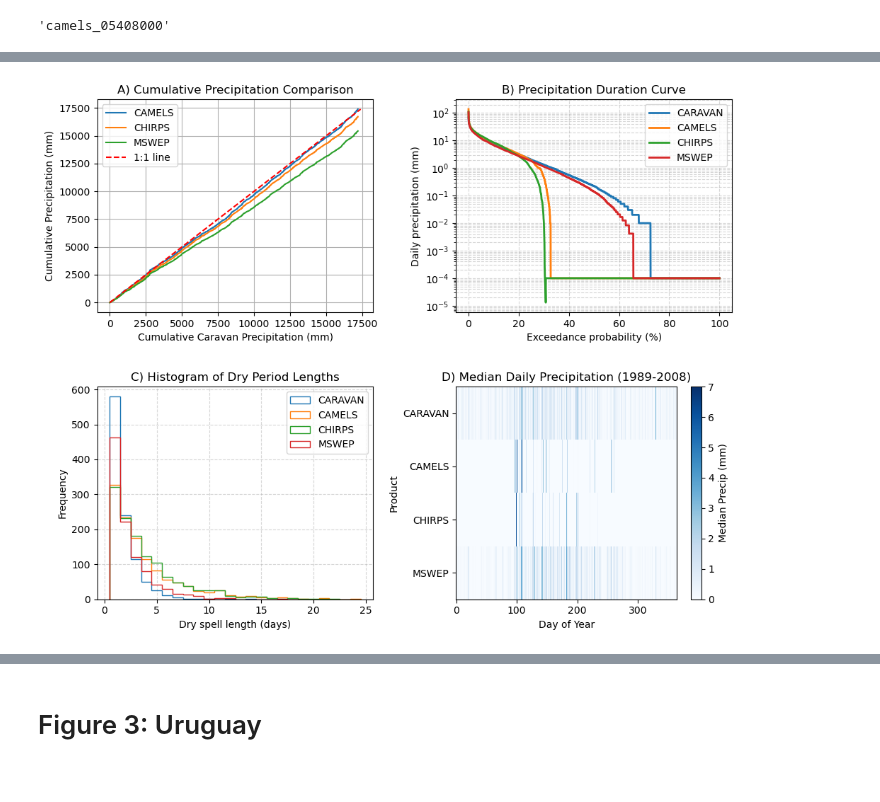
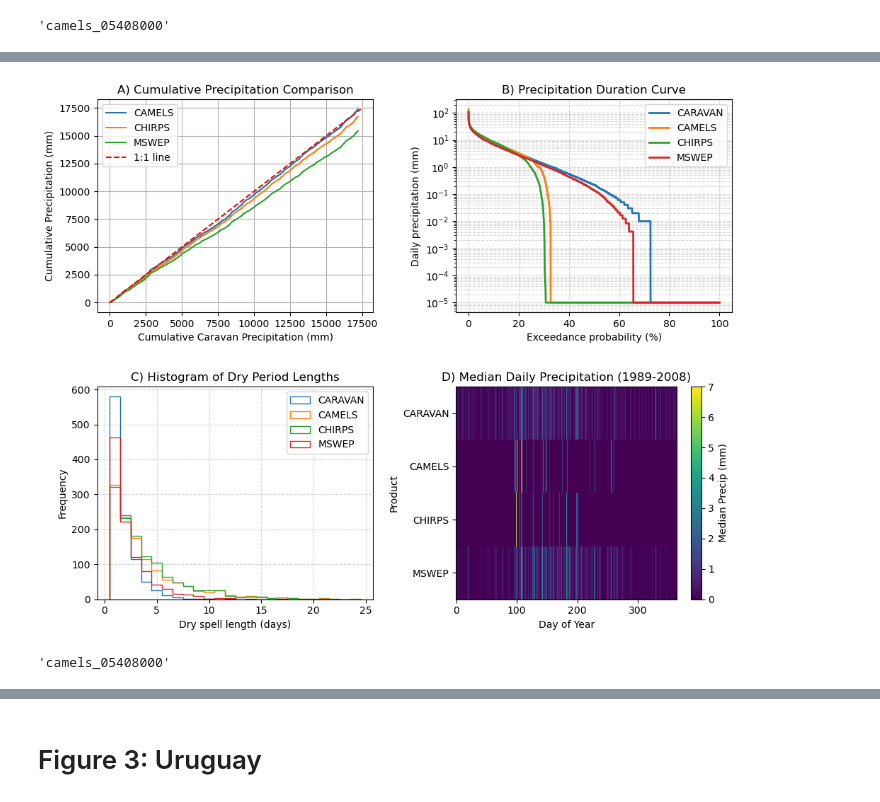
Before and after one commit to DSHydro/NeuralHydrologyAzure, a Jupyter notebook: final_runs/figures.ipynb, the cells around one changed output, grey strips where cells are left out. Cells and saved outputs as stored; diff of their text form; code cells hidden in the pictures.

```diff
--- a/final_runs/figures.ipynb
+++ b/final_runs/figures.ipynb
@@ -727,25 +728,10 @@ ep_chirps = np.arange(1, n_chirps + 1) / (n_chirps + 1) * 100
 ep_mswep = np.arange(1, n_mswep + 1) / (n_mswep + 1) * 100
 
 # --- Plot ---
-pr_caravan_plot = np.where(pr_caravan_sorted==0, 1e-4, pr_caravan_sorted)
-pr_camels_plot   = np.where(pr_camels_sorted==0, 1e-4, pr_camels_sorted)
-pr_chirps_plot   = np.where(pr_chirps_sorted==0, 1e-4, pr_chirps_sorted)
-pr_mswep_plot    = np.where(pr_mswep_sorted==0, 1e-4, pr_mswep_sorted)
-
-# plt.figure(figsize=(7, 5))
-
-# plt.plot(ep_caravan, pr_caravan_plot, label="CARAVAN", lw=2)
-# plt.plot(ep_camels, pr_camels_plot, label="Gauge", lw=2)
-
-# plt.xlabel("Exceedance probability (%)")
-# plt.ylabel("Daily precipitation (mm)")
-# plt.yscale("log")
-# plt.grid(True, which="both", ls="--", alpha=0.5)
-# plt.legend()
-# plt.title("Precipitation Duration Curve")
-
-# plt.tight_layout()
-# plt.show()
+pr_caravan_plot = np.where(pr_caravan_sorted==0, 1e-5, pr_caravan_sorted)
+pr_camels_plot   = np.where(pr_camels_sorted==0, 1e-5, pr_camels_sorted)
+pr_chirps_plot   = np.where(pr_chirps_sorted==0, 1e-5, pr_chirps_sorted)
+pr_mswep_plot    = np.where(pr_mswep_sorted==0, 1e-5, pr_mswep_sorted)
 # %%
 caravan_zero_count = np.sum(pr_caravan == 0.0).values
 camels_zero_count = np.sum(pr_camels == 0.0).values
@@ -874,32 +850,32 @@ ax[0,1].set_title("B) Precipitation Duration Curve")
 
 ax[1,0].hist(dry_lengths_caravan, bins=bins, histtype="step", lw=2, label="CARAVAN")
 ax[1,0].hist(dry_lengths_camels,   bins=bins, histtype="step", lw=2, label="CAMELS")
 ax[1,0].hist(dry_lengths_chirps,   bins=bins, histtype="step", lw=2, label="CHIRPS")
 ax[1,0].hist(dry_lengths_mswep,    bins=bins, histtype="step", lw=2, label="MSWEP")
 
 ax[1,0].set_xlabel("Dry spell length (days)")
 ax[1,0].set_ylabel("Frequency")
 ax[1,0].set_title("C) Histogram of Dry Period Lengths")
 ax[1,0].legend()
 ax[1,0].grid(True, ls='--', alpha=0.5)
 
 
 # ------------- Plot 4: Median Seasonal Cycle -------------
 
 # CREATE HEATMAP
-im = ax[1,1].imshow(all_precip, aspect='auto', cmap='Blues',vmin=0,vmax=7, interpolation='nearest')
+im = ax[1,1].imshow(all_precip, aspect='auto', cmap='viridis',vmin=0,vmax=7, interpolation='nearest')
 
 ax[1,1].set_yticks([0, 1, 2, 3])
 ax[1,1].set_yticklabels(['CARAVAN', 'CAMELS','CHIRPS','MSWEP'])
 ax[1,1].set_xlabel('Day of Year')
 ax[1,1].set_ylabel('Product')
 ax[1,1].set_title('D) Median Daily Precipitation (1989-2008)')
 
 cbar = plt.colorbar(im, ax=ax[1,1])
 cbar.set_label('Median Precip (mm)')
 
 plt.tight_layout()
 plt.subplots_adjust(hspace=0.35, wspace=0.3)
 plt.show()
 # %% [output]
-[figure, old version]
+[figure, new version]
@@ -922,0 +1097,4 @@ plt.show()
+# %%
+basin
+# %% [output]
+'camels_05408000'
```
Also changed, not shown: parts of 12 cells of this notebook.
